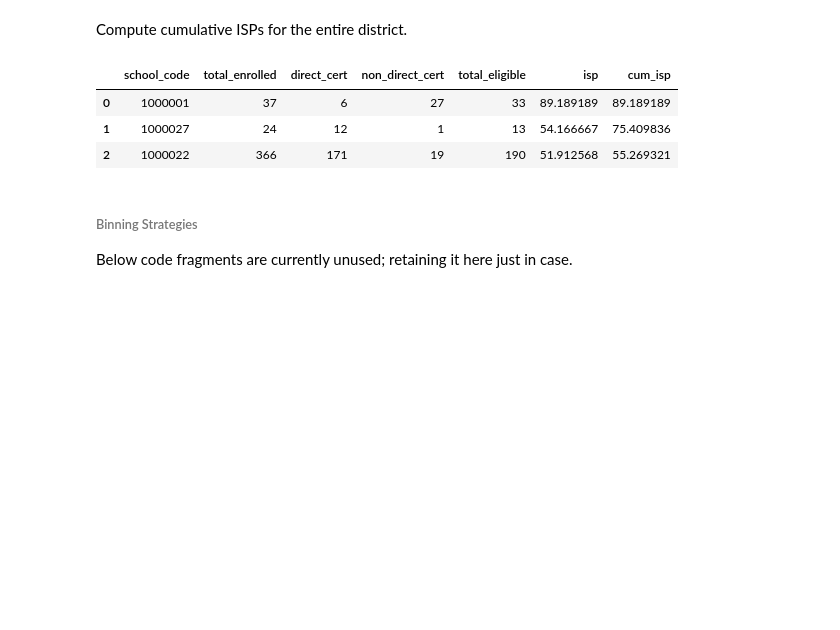
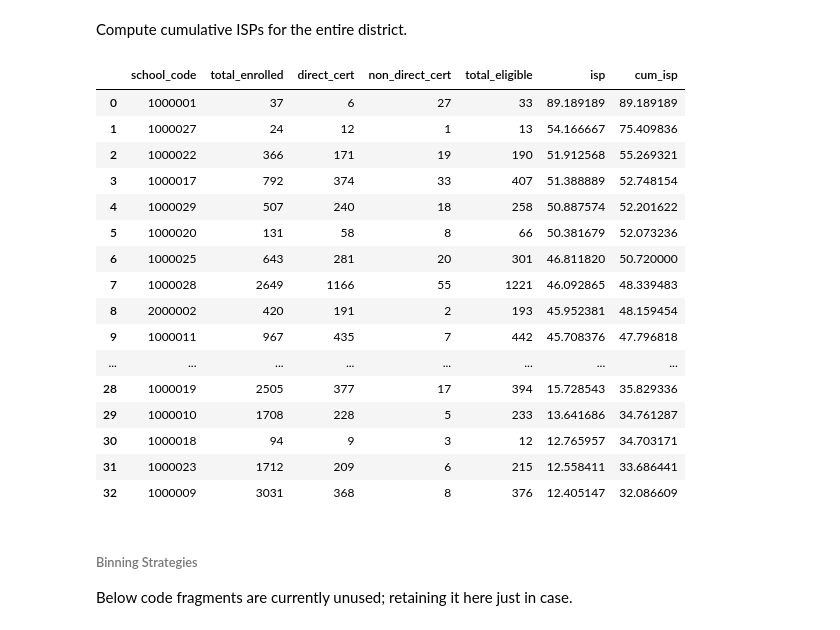
Before and after one commit to opensandiego/mealscount-backend, a Jupyter notebook: sandbox/mc_algorithm_v2_test.ipynb, the cells around one changed output. Saved outputs shown, nothing was run; the diff lists cells and outputs as text; code cells hidden in the pictures; blank space fills up the shorter version.

```diff
--- a/sandbox/mc_algorithm_v2_test.ipynb
+++ b/sandbox/mc_algorithm_v2_test.ipynb
@@ -133,7 +146,7 @@ KEEP_COLS = ['school_code','total_enrolled','direct_cert','non_direct_cert','tot
 
 # remove cols not needed for further analysis
 drop_cols = [s for s in df.columns.tolist() if s not in set(KEEP_COLS)]
-df.drop(drop_cols,axis=1,inplace=True)
+dropped = df.drop(drop_cols,axis=1,inplace=True)
 # %%
 # sort by isp
 df.sort_values('isp',ascending=False,inplace=True)
@@ -144,13 +157,26 @@ Compute cumulative ISPs for the entire district.
 # %%
 # compute cumulative isp
 cum_isp = (df['total_eligible'].cumsum()/df['total_enrolled'].cumsum()).astype(np.double)*100
 df = df.assign(cum_isp=cum_isp)
-df.head(n=3)
+df
 # %% [output]
 |  | school_code | total_enrolled | direct_cert | non_direct_cert | total_eligible | isp | cum_isp |
 | 0 | 1000001 | 37 | 6 | 27 | 33 | 89.189189 | 89.189189 |
 | 1 | 1000027 | 24 | 12 | 1 | 13 | 54.166667 | 75.409836 |
 | 2 | 1000022 | 366 | 171 | 19 | 190 | 51.912568 | 55.269321 |
+| 3 | 1000017 | 792 | 374 | 33 | 407 | 51.388889 | 52.748154 |
+| 4 | 1000029 | 507 | 240 | 18 | 258 | 50.887574 | 52.201622 |
+| 5 | 1000020 | 131 | 58 | 8 | 66 | 50.381679 | 52.073236 |
+| 6 | 1000025 | 643 | 281 | 20 | 301 | 46.811820 | 50.720000 |
+| 7 | 1000028 | 2649 | 1166 | 55 | 1221 | 46.092865 | 48.339483 |
+| 8 | 2000002 | 420 | 191 | 2 | 193 | 45.952381 | 48.159454 |
+| 9 | 1000011 | 967 | 435 | 7 | 442 | 45.708376 | 47.796818 |
+| ... | ... | ... | ... | ... | ... | ... | ... |
+| 28 | 1000019 | 2505 | 377 | 17 | 394 | 15.728543 | 35.829336 |
+| 29 | 1000010 | 1708 | 228 | 5 | 233 | 13.641686 | 34.761287 |
+| 30 | 1000018 | 94 | 9 | 3 | 12 | 12.765957 | 34.703171 |
+| 31 | 1000023 | 1712 | 209 | 6 | 215 | 12.558411 | 33.686441 |
+| 32 | 1000009 | 3031 | 368 | 8 | 376 | 12.405147 | 32.086609 |
 # %% [markdown]
 ###### Binning Strategies
 
```
Also changed, not shown: parts of 6 cells of this notebook.
